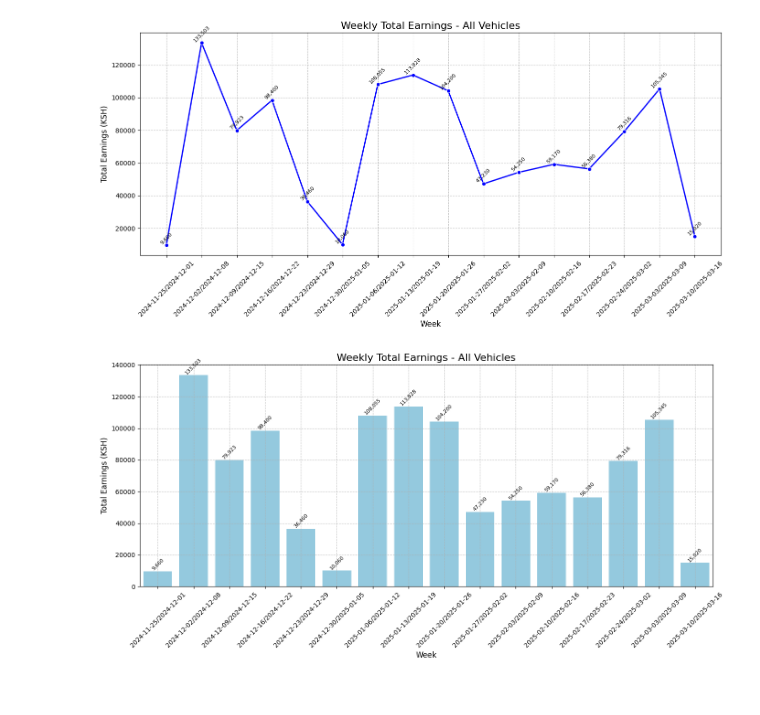
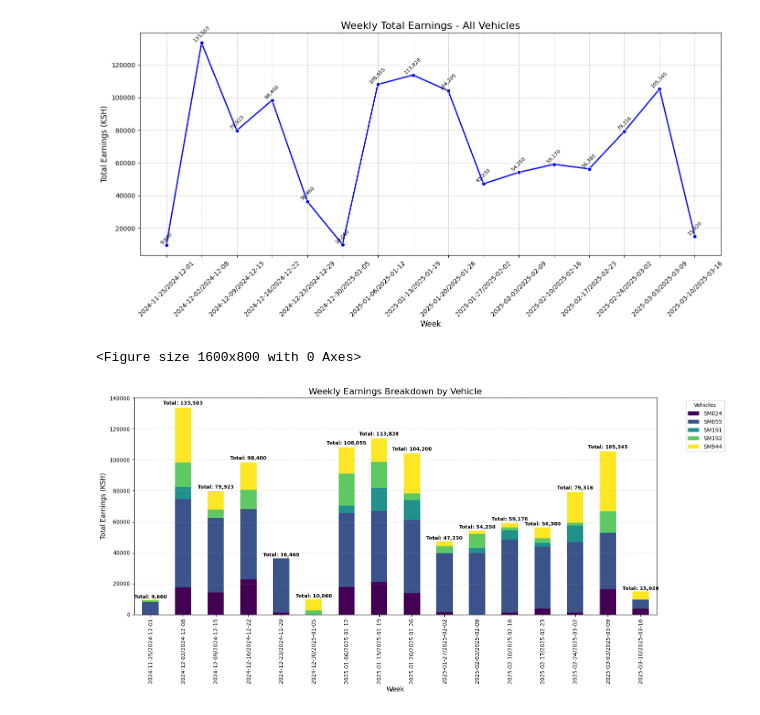
Before and after one commit to TJselevani/python-analysis, a Jupyter notebook: eda/week.ipynb, the cells around one changed output. Drawn from its saved outputs; the diff is of its cells as text; code cells hidden in the pictures.

```diff
--- a/eda/week.ipynb
+++ b/eda/week.ipynb
@@ -104,6 +72,15 @@ vehicle_colors = {
     'Unknown': 'gray',
     'Failed': 'red'
 }
+# %%
+# Aggregate data by month for each vehicle
+weekly_by_vehicle = data.groupby(['week', 'vehicle_booked'])['amount'].sum().reset_index()
+
+# Pivot the data to have vehicles as columns
+weekly_pivot = weekly_by_vehicle.pivot(index='week', columns='vehicle_booked', values='amount').reset_index()
+
+# Sort by month (assuming format is YYYY-MM)
+weekly_pivot = weekly_pivot.sort_values('week')
 # %%
 # Get all unique weeks in chronological order
 all_weeks = sorted(data['week'].unique())
@@ -356,22 +357,32 @@ plt.show()
 # %% [output]
 [figure]
 # %%
-# VISUALIZATION 3: Weekly trends for all vehicles
-plt.figure(figsize=(14, 7))
-sns.barplot(x='week', y='amount', data=weekly_total, color='skyblue')
+# VISUALIZATION 6: Combined view showing weekly breakdown by vehicle and total
+plt.figure(figsize=(16, 8))
 
-plt.title("Weekly Total Earnings - All Vehicles", fontsize=16)
+# Create a stacked bar chart
+weekly_by_vehicle_pivot = weekly_by_vehicle.pivot_table(index='week', columns='vehicle_booked', values='amount')
+weekly_by_vehicle_pivot = weekly_by_vehicle_pivot.fillna(0)  # Replace NaN with 0
+weekly_by_vehicle_pivot = weekly_by_vehicle_pivot.sort_index()  # Sort by month
+
+weekly_by_vehicle_pivot.plot(kind='bar', stacked=True, figsize=(16, 8), colormap='viridis')
+
+plt.title("Weekly Earnings Breakdown by Vehicle", fontsize=16)
 plt.xlabel("Week", fontsize=12)
 plt.ylabel("Total Earnings (KSH)", fontsize=12)
-plt.grid(True, linestyle='--', alpha=0.7)
-plt.xticks(rotation=45)
+plt.grid(axis='y', linestyle='--', alpha=0.4)
+plt.legend(title="Vehicles", bbox_to_anchor=(1.05, 1), loc='upper left')
 
-# Add value annotations
-for i, row in weekly_total.iterrows():
-    plt.text(i, row['amount'], f"{int(row['amount']):,}", ha='center', va='bottom', fontsize=8, rotation=45)
+# Add total value annotations
+weekly_totals = weekly_by_vehicle_pivot.sum(axis=1)
+for i, total in enumerate(weekly_totals):
+    plt.text(i, total + (total*0.01), f"Total: {int(total):,}", ha='center', va='bottom', fontsize=9, fontweight='bold')
 
 plt.tight_layout()
-plt.savefig("weekly_total_earnings.png", dpi=300)
+
+plt.savefig("../files/weekly_stacked_earnings.png", dpi=300)
+
 plt.show()
 # %% [output]
+<Figure size 1600x800 with 0 Axes>
-[figure, old version]
+[figure, new version]
```
Also changed, not shown: parts of 9 cells of this notebook, 20 other files.
